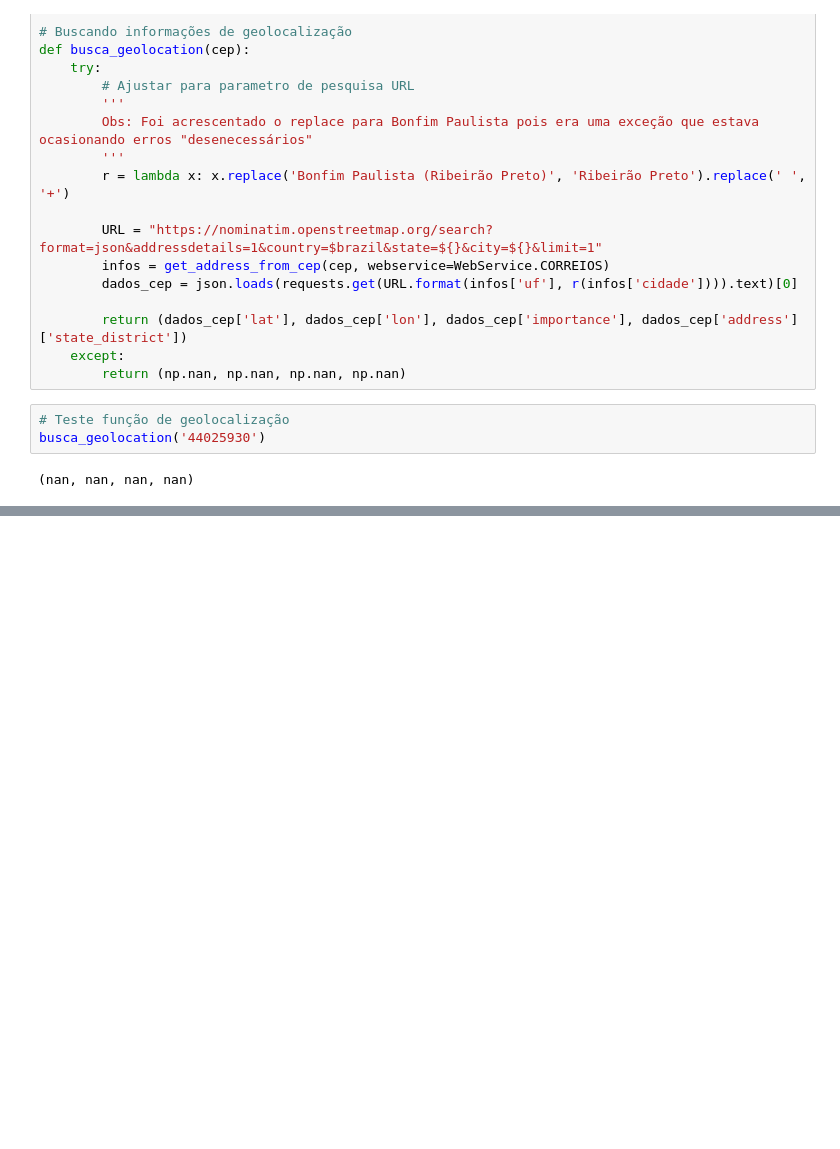
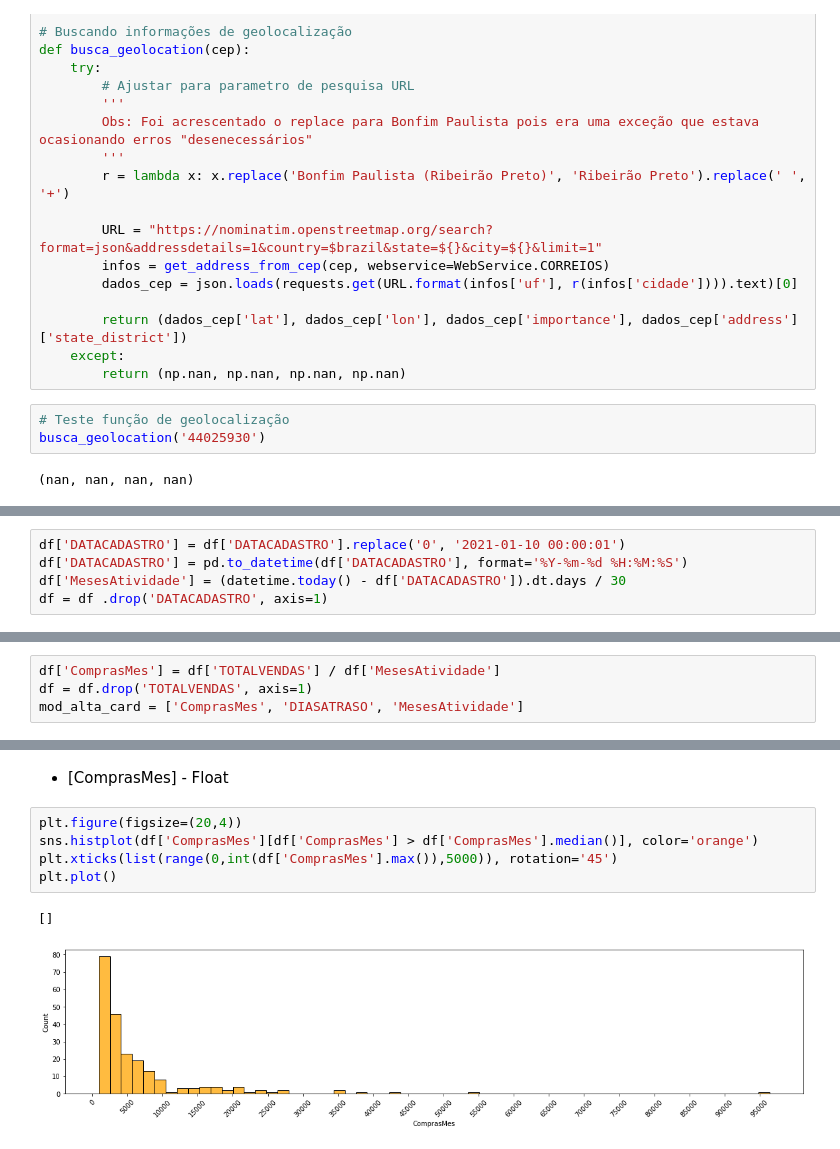
Before and after one commit to evanjr99/Customer-Cluster, a Jupyter notebook: Clusterização - Porte da Empresa.ipynb, the cells around one changed output, grey strips where cells are left out. Drawn from its saved outputs; the diff is of its cells as text; blank space fills up the shorter version.

```diff
--- a/Clusterização - Porte da Empresa.ipynb
+++ b/Clusterização - Porte da Empresa.ipynb
@@ -534,0 +263,5 @@ sum(pca_model.explained_variance_ratio_)
+# %%
+df['DATACADASTRO'] = df['DATACADASTRO'].replace('0', '2021-01-10 00:00:01')
+df['DATACADASTRO'] = pd.to_datetime(df['DATACADASTRO'], format='%Y-%m-%d %H:%M:%S')
+df['MesesAtividade'] = (datetime.today() - df['DATACADASTRO']).dt.days / 30
+df = df .drop('DATACADASTRO', axis=1)
@@ -534,0 +271,4 @@ sum(pca_model.explained_variance_ratio_)
+# %%
+df['ComprasMes'] = df['TOTALVENDAS'] / df['MesesAtividade']
+df = df.drop('TOTALVENDAS', axis=1)
+mod_alta_card = ['ComprasMes', 'DIASATRASO', 'MesesAtividade']
@@ -534,0 +287,10 @@ sum(pca_model.explained_variance_ratio_)
+# %% [markdown]
+- [ComprasMes] - Float
+# %%
+plt.figure(figsize=(20,4))
+sns.histplot(df['ComprasMes'][df['ComprasMes'] > df['ComprasMes'].median()], color='orange')
+plt.xticks(list(range(0,int(df['ComprasMes'].max()),5000)), rotation='45')
+plt.plot()
+# %% [output]
+[]
+[figure, added]
```
Also changed, not shown: parts of 96 cells of this notebook, 2 other files.
